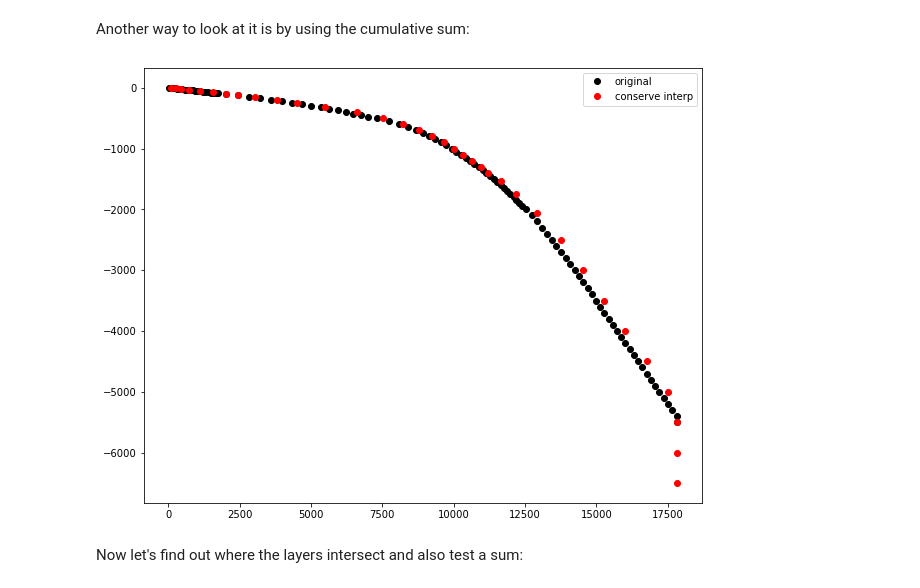
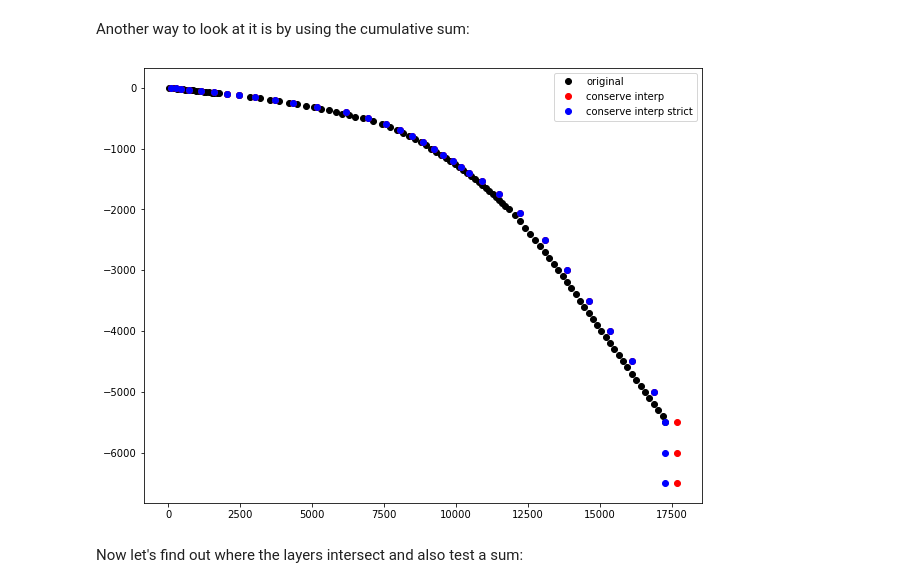
Before and after one commit to raphaeldussin/VCR, a Jupyter notebook: examples/Example_remapping_WOA2013.ipynb, the cells around one changed output. Saved outputs shown, nothing was run; the diff lists cells and outputs as text; code cells hidden in the pictures.

```diff
--- a/examples/Example_remapping_WOA2013.ipynb
+++ b/examples/Example_remapping_WOA2013.ipynb
@@ -38,9 +52,15 @@ temp_remapped.shape
+# %%
+temp_remapped_strict = conserve.vertical_remap_z2z(woa13['t_an'].squeeze(dim='time').values, remapping_strict)
 # %% [markdown]
 Create a nicely formatted xarray.Dataset:
 # %%
 woa13_remapped = xr.Dataset()
 woa13_remapped['t_an'] = xr.DataArray(data=temp_remapped, dims=('z_l', 'yh', 'xh'))
 woa13_remapped['z_l'] = model['z_l']
+
+woa13_remapped_strict = xr.Dataset()
+woa13_remapped_strict['t_an'] = xr.DataArray(data=temp_remapped_strict, dims=('z_l', 'yh', 'xh'))
+woa13_remapped_strict['z_l'] = model['z_l']
 # %% [markdown]
 Let's look at the results quickly:
 # %%
@@ -56,2 +76,13 @@ woa13_remapped['t_an'].isel(z_l=20).plot(vmin=-2, vmax=10, cmap='jet', figsize=[
 # %% [markdown]
 It passes the eye-ball test but now let's compare to the original data:
+# %%
+test_datain = woa13['t_an'].isel(time=0,lon=20,lat=120)
+test_dataout = woa13_remapped['t_an'].isel(xh=20,yh=120)
+test_dataout_strict = woa13_remapped_strict['t_an'].isel(xh=20,yh=120)
+
+plt.figure(figsize=[10,8])
+plt.plot(test_datain, -woa13['depth'], 'ko', label='original')
+plt.plot(test_dataout, -woa13_remapped['z_l'], 'ro', label='conserve interp')
+plt.plot(test_dataout_strict, -woa13_remapped_strict['z_l'], 'bo', label='conserve interp strict')
+plt.legend()
+plt.show()
@@ -58,10 +95,10 @@ It passes the eye-ball test but now let's compare to the original data:
 # %%
-test_datain = woa13['t_an'].isel(time=0,lon=0,lat=120)
-test_dataout = woa13_remapped['t_an'].isel(xh=0,yh=120)
+test_datain_single = woa13['t_an'].isel(time=0,lon=97,lat=105)
+test_dataout_single = woa13_remapped['t_an'].isel(xh=97,yh=105)
 
 plt.figure(figsize=[10,8])
-plt.plot(test_datain, -woa13['depth'], 'ko', label='original')
-plt.plot(test_dataout, -woa13_remapped['z_l'], 'ro', label='conserve interp')
+plt.plot(test_datain_single, -woa13['depth'], 'ko', label='original')
+plt.plot(test_dataout_single, -woa13_remapped['z_l'], 'ro', label='conserve interp')
 plt.legend()
 plt.show()
 # %% [output]
@@ -84,11 +123,12 @@ Another way to look at it is by using the cumulative sum:
 # %%
 plt.figure(figsize=[10,8])
 plt.plot((test_datain*layer_thickness_src).cumsum(), -woa13['depth'], 'ko', label='original')
 plt.plot((test_dataout*layer_thickness_tgt).cumsum(), -woa13_remapped['z_l'], 'ro', label='conserve interp')
+plt.plot((test_dataout_strict*layer_thickness_tgt).cumsum(), -woa13_remapped_strict['z_l'], 'bo', label='conserve interp strict')
 plt.legend()
 plt.show()
 # %% [output]
-[figure, old version]
+[figure, new version]
 # %% [markdown]
 Now let's find out where the layers intersect and also test a sum:
 # %%
```
Also changed, not shown: parts of 13 cells of this notebook.
